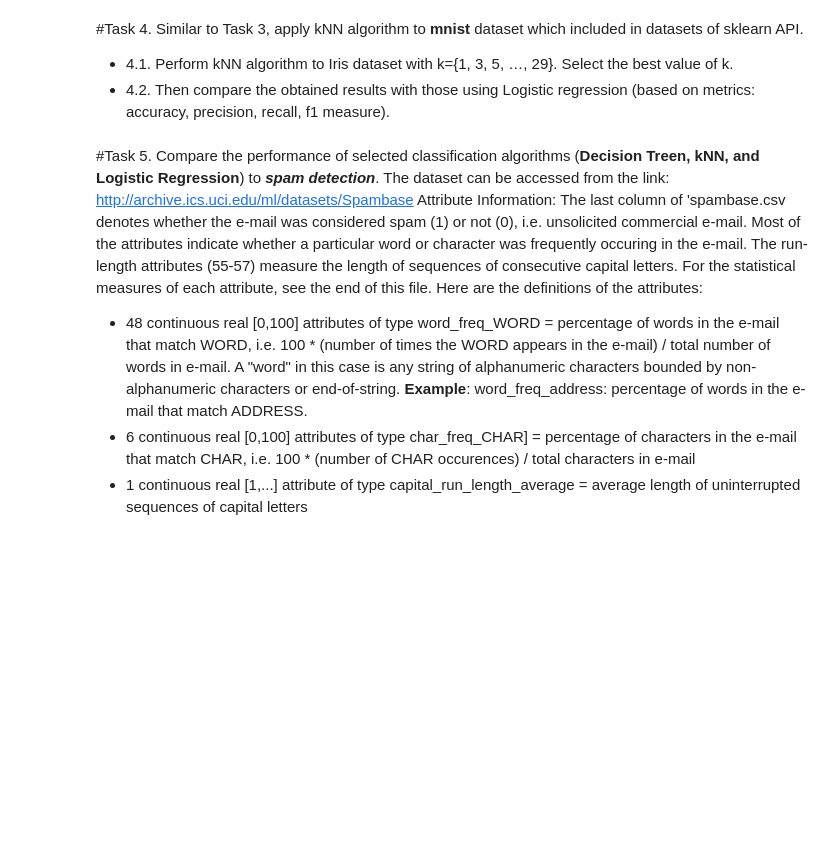
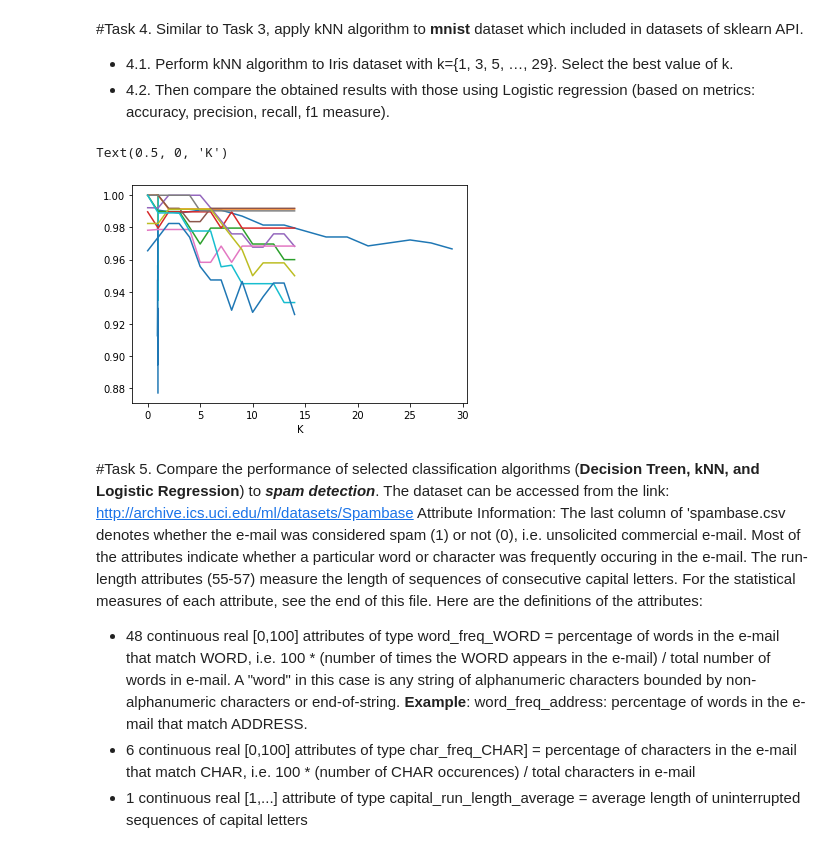
Before and after one commit to TranQuangVu249/THMH, a Jupyter notebook: Lab_4_20130470_TranQuangVu.ipynb, the cells around one changed output. Cells and saved outputs as stored; diff of their text form; code cells hidden in the pictures; blank space fills up the shorter version.

```diff
--- a/Lab_4_20130470_TranQuangVu.ipynb
+++ b/Lab_4_20130470_TranQuangVu.ipynb
@@ -125,20 +125,20 @@ y = data4['target']
 X_train, X_test, y_train, y_test = train_test_split(x, y, test_size = 0.3, random_state = 1)
 
 x = range(1, 30, 2)
-accs = []
+acc = []
 pre = []
-recalls=[]
-t1 = []
+recall=[]
+f1 = []
 for n in x:
 
   KNN = KNeighborsClassifier(n_neighbors= n)
   KNN.fit(X_train, y_train)
   y_pred = KNN.predict(X_test)
-  accs.append(accuracy_score(y_test, y_pred))
+  acc.append(accuracy_score(y_test, y_pred))
   pre.append(precision_score(y_test, y_pred , average=None))
-  recalls.append(recall_score(y_test, y_pred , average=None))
-  t1.append(f1_score(y_test, y_pred , average=None))
-plt.plot(x,accs,pre,recalls,t1)
+  recall.append(recall_score(y_test, y_pred , average=None))
+  f1.append(f1_score(y_test, y_pred , average=None))
+plt.plot(x,acc,pre,recall,f1)
 plt.xlabel("K")
 # %% [output]
 Text(0.5, 0, 'K')
@@ -153,3 +151,31 @@ Similar to Task 3, apply kNN algorithm to **mnist** dataset which included in da
+# %%
+mnist = datasets.load_digits()
+# %%
+# code
+
+x = mnist['data']
+y = mnist['target']
+X_train, X_test, y_train, y_test = train_test_split(x, y, test_size = 0.3, random_state = 1)
+
+x = range(1, 30, 2)
+acc = []
+pre = []
+recall=[]
+f1 = []
+for n in x:
+
+  KNN = KNeighborsClassifier(n_neighbors= n)
+  KNN.fit(X_train, y_train)
+  y_pred = KNN.predict(X_test)
+  acc.append(accuracy_score(y_test, y_pred))
+  pre.append(precision_score(y_test, y_pred , average=None))
+  recall.append(recall_score(y_test, y_pred , average=None))
+  f1.append(f1_score(y_test, y_pred , average=None))
+plt.plot(x,acc,pre,recall,f1)
+plt.xlabel("K")
+# %% [output]
+Text(0.5, 0, 'K')
+[figure, added]
 # %% [markdown]
 #Task 5.
 Compare the performance of selected classification algorithms (**Decision Treen, kNN, and Logistic Regression**) to ***spam detection***. The dataset can be accessed from the link: http://archive.ics.uci.edu/ml/datasets/Spambase
```
Also changed, not shown: parts of 1 cell of this notebook.
